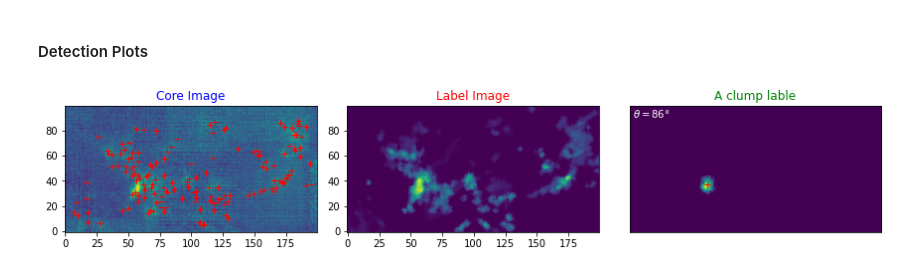
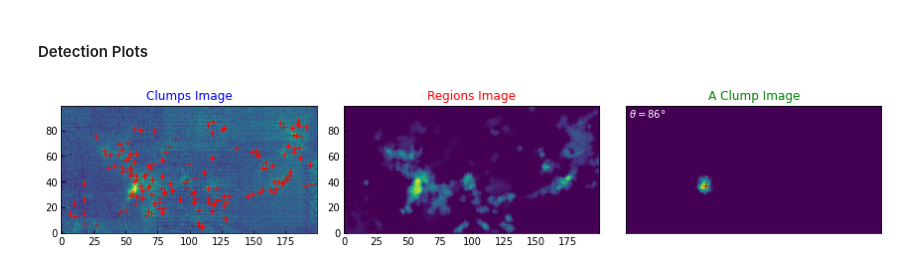
Before and after one commit to JiangYuTS/FacetClumps, a Jupyter notebook: Examples/Examples_Files_FacetClumps.ipynb, the cells around one changed output. Drawn from its saved outputs; the diff is of its cells as text; code cells hidden in the pictures.

```diff
--- a/Examples/Examples_Files_FacetClumps.ipynb
+++ b/Examples/Examples_Files_FacetClumps.ipynb
@@ -198,35 +199,37 @@ clump_edges = outcat_table['Edge']
 # %%
 origin_data = example_data_C18O
 
 fig,(ax0,ax1,ax2)= plt.subplots(1,3, figsize=(12, 8))
 for i in range(np.int(regions_data.max())):
     # Show the clumps which do not touch the edges.
     if clump_edges[i] == 0:
         center_x = clump_centers[i][0]-1
         center_y = clump_centers[i][1]-1
         ax0.plot(center_x,center_y,'r+')
 
 #Obtain the region and angle of a clump.
 index = 1
 clump_region_i_coords = np.where(regions_data == index+1)
 clump_region_lable = np.zeros_like(origin_data)
 clump_region_lable[clump_region_i_coords] = 1
 ax2.text(2,origin_data.shape[1]-10,r'$\theta={}\degree$'.format(np.around(clump_angles[index],0)),color='white',fontsize=10 )
 ax2.plot(clump_centers[index][0]-1,clump_centers[index][1]-1,'r+')
 
 ax0.imshow(origin_data.sum(0))
 ax1.imshow(regions_data.sum(0))
 ax2.imshow(clump_region_lable.sum(0))
-ax0.set_title('Core Image',fontsize=12,color='b')
-ax1.set_title('Label Image',fontsize=12,color='r')
-ax2.set_title('A clump lable',fontsize=12,color='g')
+ax0.set_title('Clumps Image',fontsize=12,color='b')
+ax1.set_title('Regions Image',fontsize=12,color='r')
+ax2.set_title('A Clump Image',fontsize=12,color='g')
+plt.rcParams['xtick.color'] = 'black'
+plt.rcParams['ytick.color'] = 'black'
 for ax in [ax0,ax1,ax2]:
     ax.invert_yaxis()
 fig.tight_layout()
 plt.xticks([]),plt.yticks([])
 plt.show()
 # %% [output]
-[figure, old version]
+[figure, new version]
 # %%
 data_cube = fits.getdata(path_Example_C18O)
 data_header = fits.getheader(path_Example_C18O)
```
Also changed, not shown: parts of 4 cells of this notebook.
